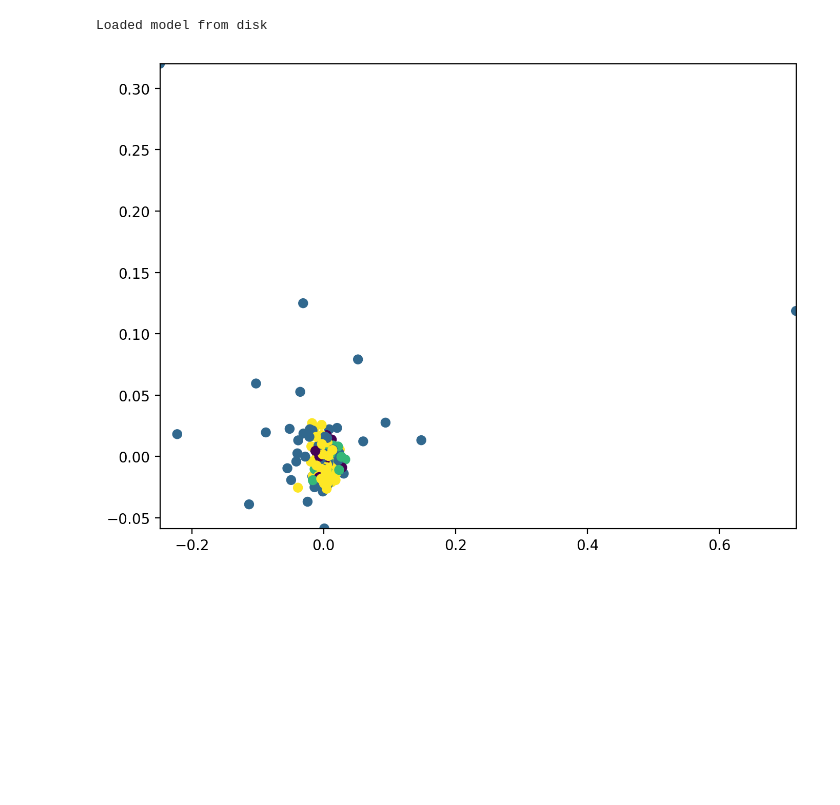
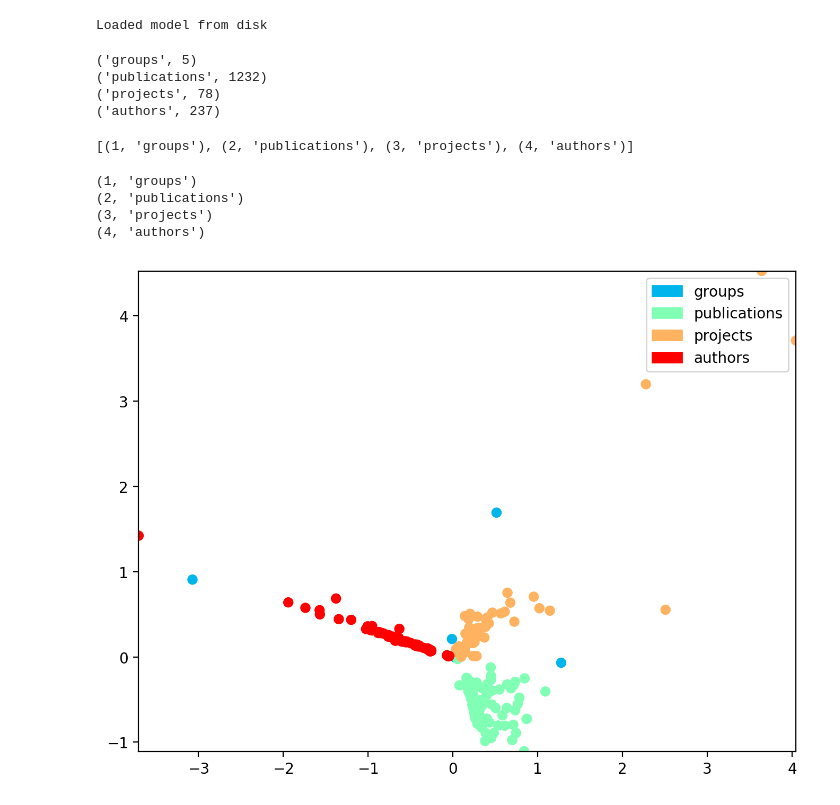
Before and after one commit to bhaney/embeddings, a Jupyter notebook: plot_graph_embeddings.ipynb, the cells around one changed output. Cells and saved outputs as stored; diff of their text form; code cells hidden in the pictures; blank space fills up the shorter version.

Commit message:
edits to plotting

```diff
--- a/plot_graph_embeddings.ipynb
+++ b/plot_graph_embeddings.ipynb
@@ -54,7 +44,41 @@ labels = [person_numbers[x] for x in person_labels]
+# %%
+with open("aifb_csv/aifb_stripped.nt") as f:
+    for line in f:
+        for k,reg in regex_dict.iteritems():
+            finds = reg.match(line)
+            if finds != None:
+                categories[k].add(finds.group(1))
+
+for k,v in categories.iteritems():
+    print(k,len(v))
+# %% [output]
+('groups', 5)
+('publications', 1232)
+('projects', 78)
+('authors', 237)
+# %%
+import random
+#get the embeddings for 100 instances from each category
+subset_embeddings = []
+subset_labels = []
+label_enum = list(enumerate(categories.keys(),1))
+label_dict = {j: i for i,j in label_enum}
+
+for k,v in categories.iteritems():
+    samples = random.sample(v, min(len(v), 100))
+    for s in samples:
+        #print(s,embedding[op_graph.nodes[s]])
+        subset_embeddings.append(embedding[op_graph.nodes[s]])
+        subset_labels.append(label_dict[k])
+print(label_enum)
+# %% [output]
+[(1, 'groups'), (2, 'publications'), (3, 'projects'), (4, 'authors')]
 # %%
 %matplotlib inline
 import matplotlib
 import matplotlib.pyplot as plt
+import matplotlib.patches as mpatches
+import matplotlib.colors as mcolors
 from mpl_toolkits.mplot3d import Axes3D
 from sklearn.manifold import TSNE
 from sklearn.decomposition import PCA
@@ -62,7 +86,7 @@ import gensim
 
 
 #from https://medium.com/@aneesha/using-tsne-to-plot-a-subset-of-similar-words-from-word2vec-bb8eeaea6229
-def tsnescatterplot(vectors, vector_labels):
+def tsnescatterplot(vectors, vector_labels, labels):
     # find tsne coords for 2 dimensions
     tsne = TSNE(n_components=2, random_state=0)
     np.set_printoptions(suppress=True)
@@ -72,9 +96,16 @@ def tsnescatterplot(vectors, vector_labels):
     y_coords = Y[:, 1]
 
     # display scatter plot
+    cmap = plt.cm.rainbow
+    norm = mcolors.Normalize(vmin=0, vmax=len(labels))
     plt.figure(figsize=(8,6),dpi=200)
-    plt.scatter(x_coords, y_coords, c=vector_labels)
-
+    plt.scatter(x_coords, y_coords, c=[cmap(norm(i)) for i in vector_labels])
+    #draw the legend
+    patches = []
+    for l in labels:
+        patches.append(mpatches.Patch(color=cmap(norm(l[0])), label=l[1]))
+    plt.legend(handles=patches)
+    #scatterpoints=1, loc='lower left', ncol=3, fontsize=8
 
     #for label, x, y in zip(vector_labels, x_coords, y_coords):
     #    plt.annotate(label, xy=(x, y), xytext=(0, 0), textcoords='offset points')
@@ -82,7 +113,7 @@ def tsnescatterplot(vectors, vector_labels):
     plt.ylim(y_coords.min()+0.00005, y_coords.max()+0.00005)
     plt.show()
 
-def pcascatterplot(vectors, vector_labels):
+def pcascatterplot(vectors, vector_labels, labels):
 
     # find tsne coords for 2 dimensions
     pca = PCA(n_components=2)
@@ -91,17 +122,22 @@ def pcascatterplot(vectors, vector_labels):
 
     x_coords = Y[:, 0]
     y_coords = Y[:, 1]
+
+    cmap = plt.cm.rainbow
+    norm = mcolors.Normalize(vmin=0, vmax=len(labels))
     # display scatter plot
     plt.figure(figsize=(8,6),dpi=200)
-    plt.scatter(x_coords, y_coords, c=vector_labels)
+    plt.scatter(x_coords, y_coords, c=[cmap(norm(i)) for i in vector_labels])
 
+   #draw the legend
+    patches = []
+    for l in labels:
+        patches.append(mpatches.Patch(color=cmap(norm(l[0])), label=l[1]))
+        plt.legend(handles=patches)
+    #scatterpoints=1, loc='lower left', ncol=3, fontsize=8
 
     #for label, x, y in zip(vector_labels, x_coords, y_coords):
     #    plt.annotate(label, xy=(x, y), xytext=(0, 0), textcoords='offset points')
     plt.xlim(x_coords.min()+0.00005, x_coords.max()+0.00005)
     plt.ylim(y_coords.min()+0.00005, y_coords.max()+0.00005)
     plt.show()
-# %%
-pcascatterplot(person_embeddings, labels)
-# %% [output]
-[figure, removed]
@@ -109,0 +144,8 @@ tsnescatterplot(person_embeddings, labels)
+# %%
+pcascatterplot(subset_embeddings, subset_labels, label_enum)
+# %% [output]
+(1, 'groups')
+(2, 'publications')
+(3, 'projects')
+(4, 'authors')
+[figure, added]
```
Also changed, not shown: parts of 12 cells of this notebook, 1 other file.
